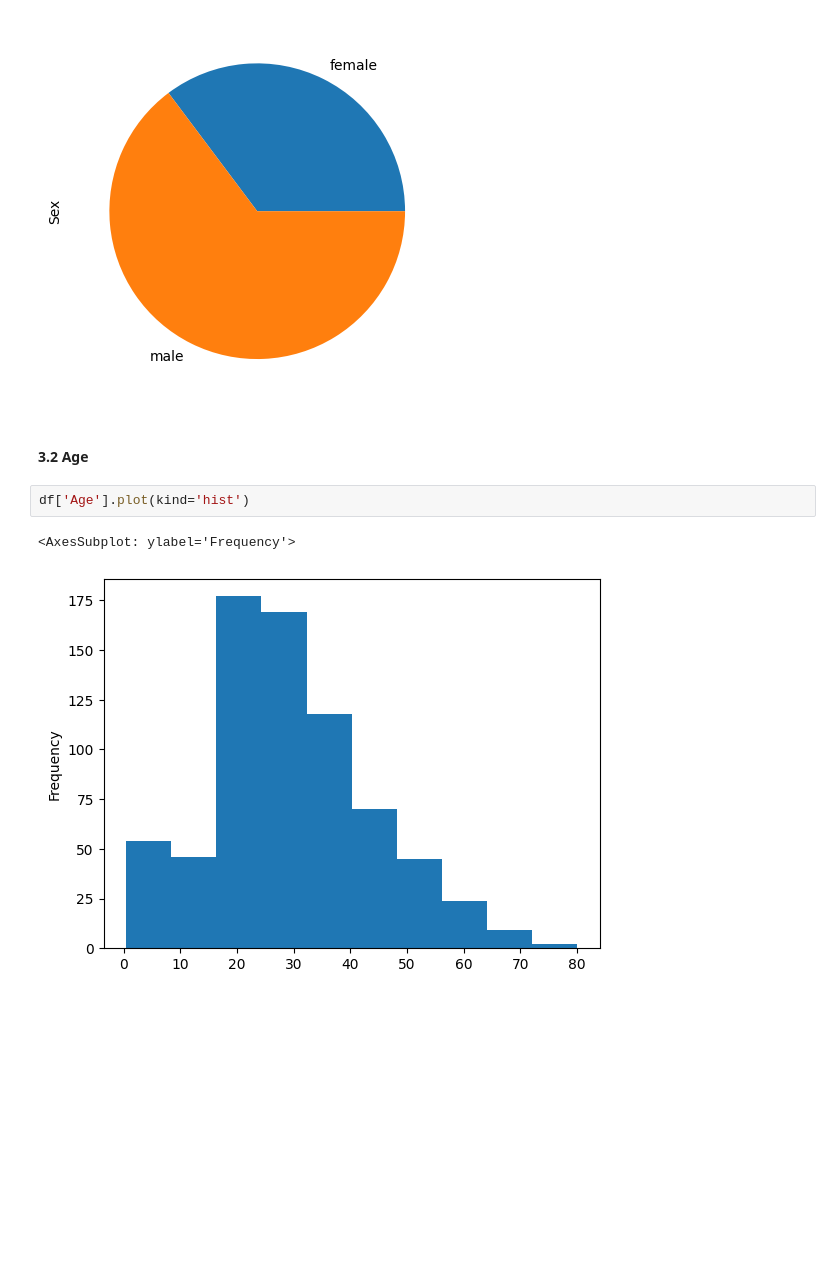
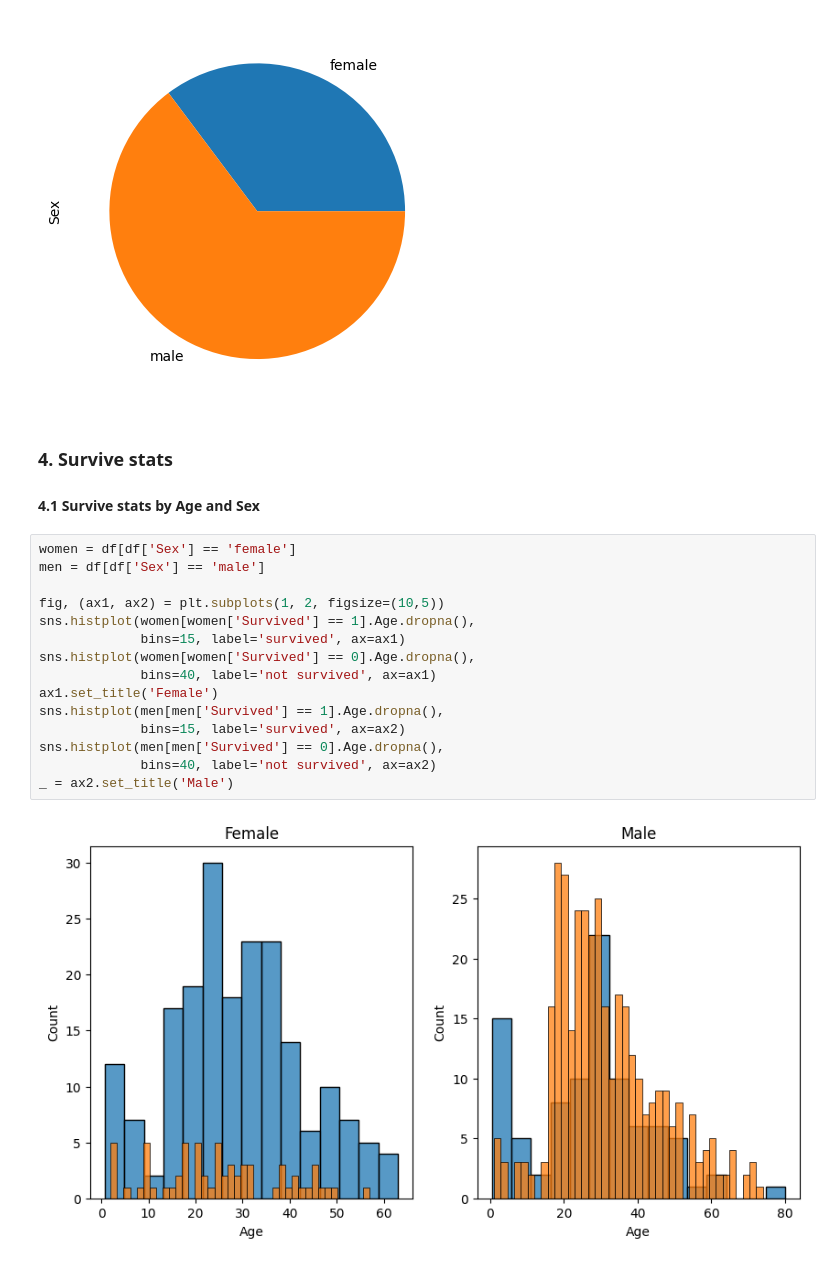
Before and after one commit to kirilm172/DPS, a Jupyter notebook: personal.ipynb, the cells around one changed output. Drawn from its saved outputs; the diff is of its cells as text; blank space fills up the shorter version.

```diff
--- a/personal.ipynb
+++ b/personal.ipynb
@@ -59,10 +60,23 @@ df.groupby('Sex')['Sex'].agg(len).plot(kind='pie')
 # %% [output]
 <AxesSubplot: ylabel='Sex'>
 [figure]
-# %% [markdown]
-#### 3.2 Age
-# %%
-df['Age'].plot(kind='hist')
-# %% [output]
-<AxesSubplot: ylabel='Frequency'>
-[figure, removed]
+# %% [markdown]
+### 4. Survive stats
+#### 4.1 Survive stats by Age and Sex
+# %%
+women = df[df['Sex'] == 'female']
+men = df[df['Sex'] == 'male']
+
+fig, (ax1, ax2) = plt.subplots(1, 2, figsize=(10,5))
+sns.histplot(women[women['Survived'] == 1].Age.dropna(),
+             bins=15, label='survived', ax=ax1)
+sns.histplot(women[women['Survived'] == 0].Age.dropna(),
+             bins=40, label='not survived', ax=ax1)
+ax1.set_title('Female')
+sns.histplot(men[men['Survived'] == 1].Age.dropna(),
+             bins=15, label='survived', ax=ax2)
+sns.histplot(men[men['Survived'] == 0].Age.dropna(),
+             bins=40, label='not survived', ax=ax2)
+_ = ax2.set_title('Male')
+# %% [output]
+[figure, added]
```
Also changed, not shown: parts of 10 cells of this notebook, 3 other files.
